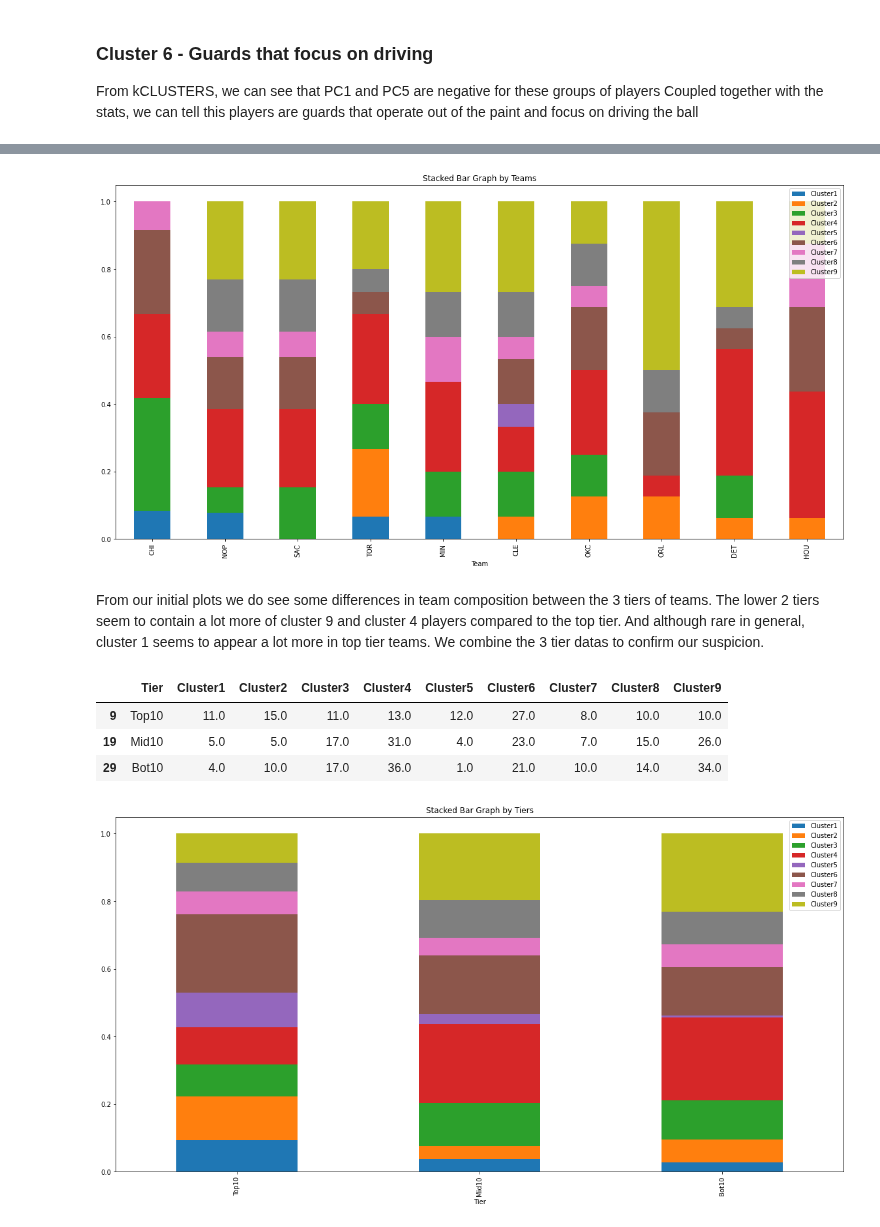
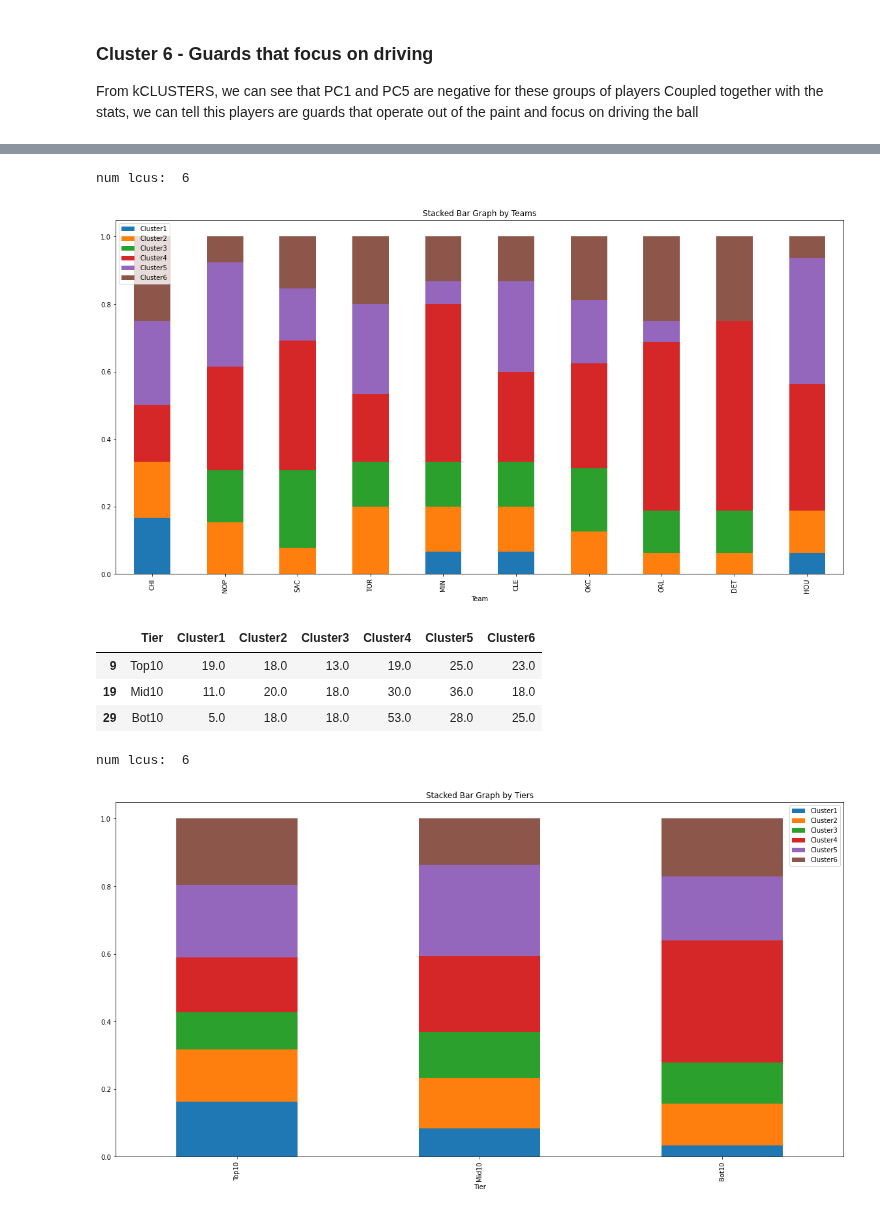
Before and after one commit to CSA100/nba-dsai, a Jupyter notebook: clusteringEDA.ipynb, the cells around one changed output, grey strips where cells are left out. Drawn from its saved outputs; the diff is of its cells as text; code cells hidden in the pictures.

Commit message:
k means plots

```diff
--- a/clusteringEDA.ipynb
+++ b/clusteringEDA.ipynb
@@ -417,0 +672,3 @@ teamComparison
+# %%
+teamComparison.drop(['W', 'L', 'WIN%', 'Conference'], axis=1, inplace=True)
+teamComparison
@@ -419,37 +694,4 @@ teamComparison
 teamComparisonTop10 = teamComparison.iloc[0:10, 0:10]
 teamComparisonMid10 = teamComparison.iloc[10:20, 0:10]
 teamComparisonBot10 = teamComparison.iloc[20:30, 0:10]
-# %%
-def TeamComparison(teamData, isTeam):
-
-    if (isTeam):
-        teamComparisonProportion = teamData.copy(deep=True)
-
-        for index, row in teamComparisonProportion.iterrows():
-            numPlayers = row[1:10].sum()
-
-            newData = list(teamComparisonProportion.loc[index])
-
-            for i in range(1, 10):
-                newData[i] /= numPlayers
-
-            teamComparisonProportion.loc[index,teamComparisonProportion.columns.to_list()[1:10]] = newData[1:10]
-
-        teamComparisonProportion.plot(x='Team', kind='bar', stacked=True,
-            title='Stacked Bar Graph by Teams',figsize=(20,10))
-    else:
-        teamComparisonProportion = teamData.copy(deep=True)
-
-        for index, row in teamComparisonProportion.iterrows():
-            numPlayers = row[1:10].sum()
-
-            newData = list(teamComparisonProportion.loc[index])
-
-            for i in range(1, 10):
-                newData[i] /= numPlayers
-
-            teamComparisonProportion.loc[index,teamComparisonProportion.columns.to_list()[1:10]] = newData[1:10]
-
-        teamComparisonProportion.plot(x='Tier', kind='bar', stacked=True,
-            title='Stacked Bar Graph by Tiers',figsize=(20,10))
 # %%
@@ -463,9 +707,8 @@ TeamComparison(teamComparisonMid10, True)
 # %%
-TeamComparison(teamComparisonBot10, True)
+TeamComparison(teamComparisonBot10, True, 6)
 # %% [output]
+num lcus:  6
-[figure, old version]
+[figure, new version]
-# %% [markdown]
-From our initial plots we do see some differences in team composition between the 3 tiers of teams. The lower 2 tiers seem to contain a lot more of cluster 9 and cluster 4 players compared to the top tier. And although rare in general, cluster 1 seems to appear a lot more in top tier teams. We combine the 3 tier datas to confirm our suspicion.
 # %%
 tierDf = pd.DataFrame()
 tierDf["Tier"] = np.nan
@@ -475,19 +718,16 @@ tierDf["Cluster3"] = np.nan
 tierDf["Cluster4"] = np.nan
 tierDf["Cluster5"] = np.nan
 tierDf["Cluster6"] = np.nan
-tierDf["Cluster7"] = np.nan
-tierDf["Cluster8"] = np.nan
-tierDf["Cluster9"] = np.nan
 
 tiers = [["Top10", teamComparison.iloc[0:10, 0:10]], ["Mid10", teamComparison.iloc[10:20, 0:10]], ["Bot10", teamComparison.iloc[20:30, 0:10]]]
 
 for tier in tiers:
 
-    clusArr = [tier[0]] + [0] * 9
+    clusArr = [tier[0]] + [0] * 6
 
     for index, row in tier[1].iterrows():
         i = 1
-        while i < 10:
+        while i < 7:
             clusArr[i] += row[i]
             i += 1
 
@@ -495,11 +735,12 @@ for tier in tiers:
 
 tierDf
 # %% [output]
-|  | Tier | Cluster1 | Cluster2 | Cluster3 | Cluster4 | Cluster5 | Cluster6 | Cluster7 | Cluster8 | Cluster9 |
-| 9 | Top10 | 11.0 | 15.0 | 11.0 | 13.0 | 12.0 | 27.0 | 8.0 | 10.0 | 10.0 |
-| 19 | Mid10 | 5.0 | 5.0 | 17.0 | 31.0 | 4.0 | 23.0 | 7.0 | 15.0 | 26.0 |
-| 29 | Bot10 | 4.0 | 10.0 | 17.0 | 36.0 | 1.0 | 21.0 | 10.0 | 14.0 | 34.0 |
+|  | Tier | Cluster1 | Cluster2 | Cluster3 | Cluster4 | Cluster5 | Cluster6 |
+| 9 | Top10 | 19.0 | 18.0 | 13.0 | 19.0 | 25.0 | 23.0 |
+| 19 | Mid10 | 11.0 | 20.0 | 18.0 | 30.0 | 36.0 | 18.0 |
+| 29 | Bot10 | 5.0 | 18.0 | 18.0 | 53.0 | 28.0 | 25.0 |
 # %%
-TeamComparison(tierDf, False)
+TeamComparison(tierDf, False, 6)
 # %% [output]
+num lcus:  6
-[figure, old version]
+[figure, new version]
```
Also changed, not shown: parts of 29 cells of this notebook.
